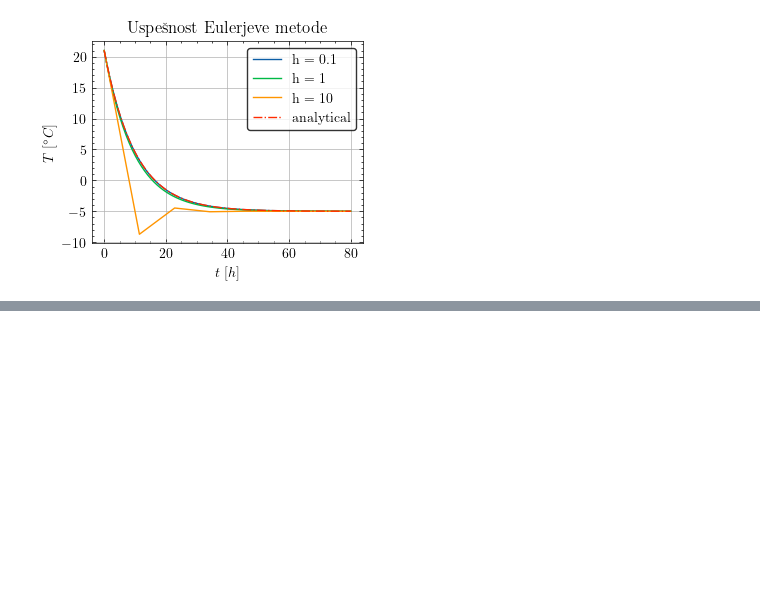
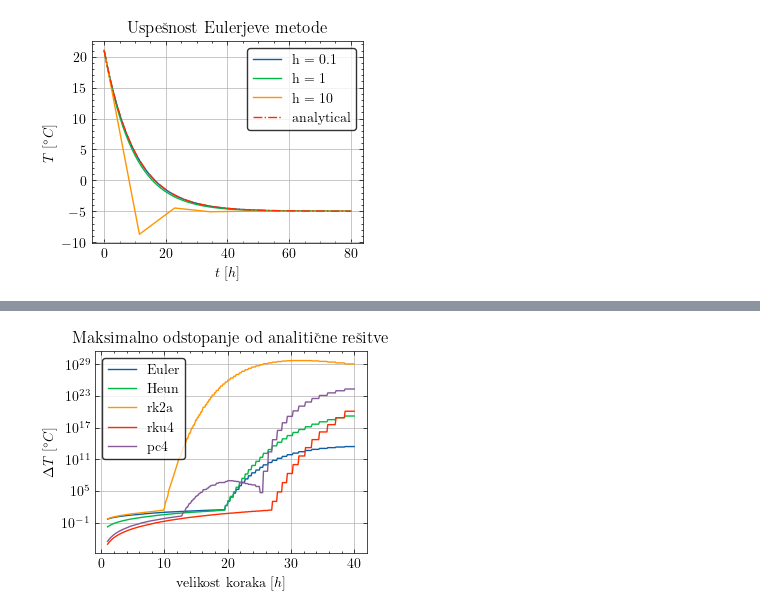
Before and after one commit to hyhmir/mafiski_praktikum, a Jupyter notebook: 06/analysing.ipynb, the cells around one changed output, grey strips where cells are left out. Drawn from its saved outputs; the diff is of its cells as text; code cells hidden in the pictures; blank space fills up the shorter version.

```diff
--- a/06/analysing.ipynb
+++ b/06/analysing.ipynb
@@ -182,0 +183,57 @@ plt.savefig('graphs/rkferr.pdf', dpi=512)
+# %%
+euly = []
+heuy = []
+rk2y = []
+rk4y = []
+pc4y = []
+
+eulyt = []
+heuyt = []
+rk2yt = []
+rk4yt = []
+pc4yt = []
+
+hy = np.linspace(1, 40, 300)
+for h in hy:
+    t = np.linspace(0, 1000, int(1000/h))
+    analy = analyt(t, 21)
+    eul = euler(t, 21)
+    eulyt.append(timeit.timeit(lambda: euler(t, 21), number=10))
+    euly.append(np.max(np.abs(np.array(eul) - np.array(analy))))
+    heu = heun(t, 21)
+    heuyt.append(timeit.timeit(lambda: heun(t, 21), number=10))
+    heuy.append(np.max(np.abs(np.array(heu) - np.array(analy))))
+    rk2 = rk2a(t, 21)
+    rk2yt.append(timeit.timeit(lambda: rk2a(t, 21), number=10))
+    rk2y.append(np.max(np.abs(np.array(rk2) - np.array(analy))))
+    rk4 = rku4(t, 21)
+    rk4yt.append(timeit.timeit(lambda: rku4(t, 21), number=10))
+    rk4y.append(np.max(np.abs(np.array(rk4) - np.array(analy))))
+    pc4mi = pc4(t, 21)
+    pc4yt.append(timeit.timeit(lambda: pc4(t, 21), number=10))
+    pc4y.append(np.max(np.abs(np.array(pc4mi) - np.array(analy))))
+
+plt.plot(hy, euly, label='Euler')
+plt.plot(hy, heuy, label='Heun')
+plt.plot(hy, rk2y, label='rk2a')
+plt.plot(hy, rk4y, label='rku4')
+plt.plot(hy, pc4y, label='pc4')
+
+# plt.xscale('log')
+plt.yscale('log')
+
+plt.xlabel('velikost koraka $[h]$')
+plt.ylabel('$\\Delta T\\ [^\\circ C]$')
+
+plt.grid()
+plt.legend(
+    facecolor="white",    # background color
+    edgecolor="black",    # border color
+    framealpha=0.8,       # transparency (1 is opaque)
+    frameon=True          # ensure the frame is drawn
+)
+
+plt.title('Maksimalno odstopanje od analitične rešitve')
+plt.savefig('graphs/errs_unstable.pdf', dpi=512)
+# %% [output]
+[figure, added]
```
Also changed, not shown: parts of 12 cells of this notebook, 16 other files.
